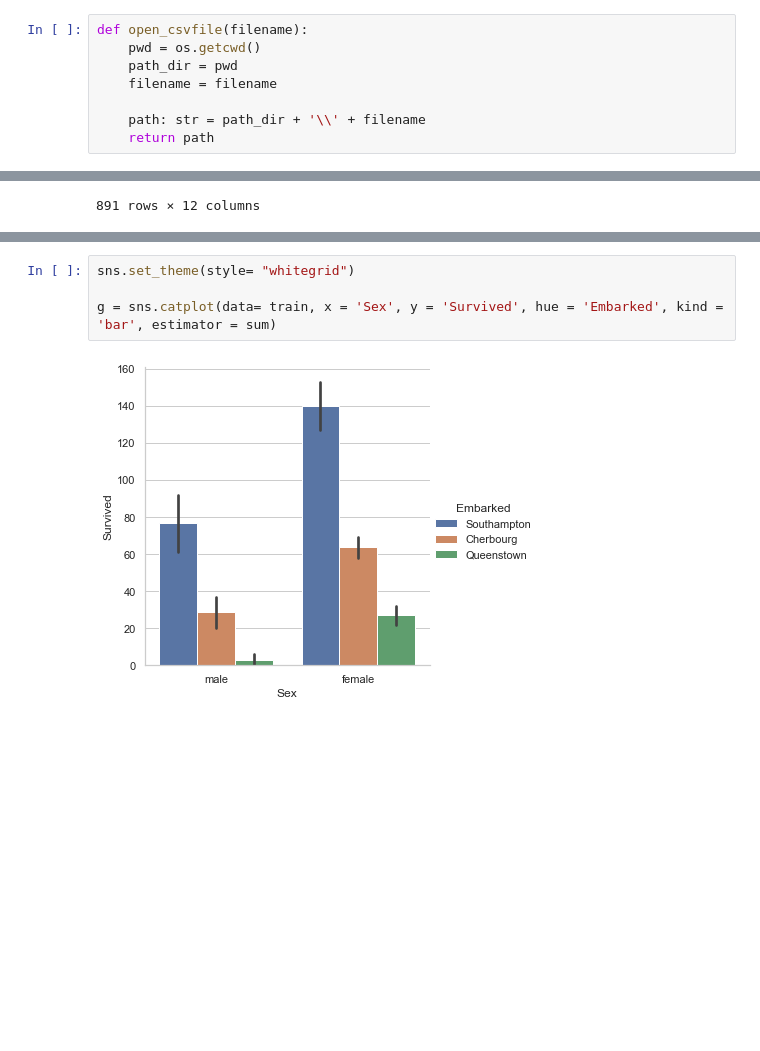
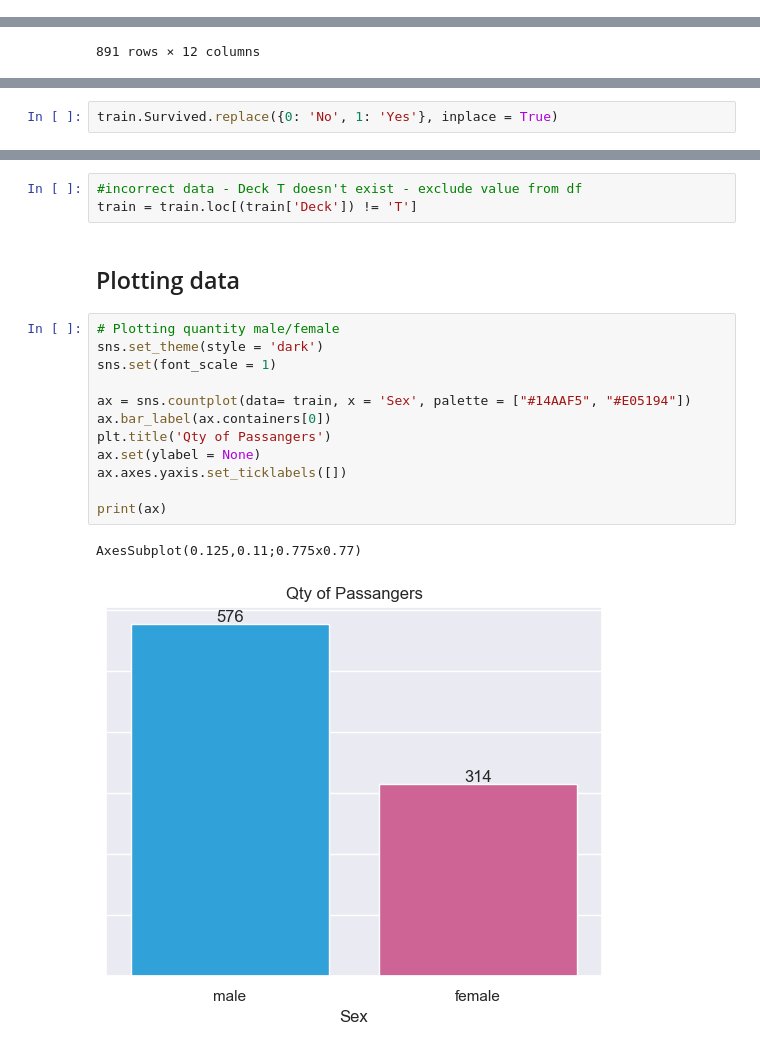
Before and after one commit to TarantinoDaniele/data-science-portfolio, a Jupyter notebook: 04_titanic_random_forest/data_exploration.ipynb, the cells around one changed output, grey strips where cells are left out. Saved outputs shown, nothing was run; the diff lists cells and outputs as text; blank space fills up the shorter version.

```diff
--- a/04_titanic_random_forest/data_exploration.ipynb
+++ b/04_titanic_random_forest/data_exploration.ipynb
@@ -10,13 +12,5 @@ import os
 # %% [markdown]
 ### Load data
-# %%
-def open_csvfile(filename):
-    pwd = os.getcwd()
-    path_dir = pwd
-    filename = filename
-
-    path: str = path_dir + '\\' + filename
-    return path
 # %%
 train= pd.read_csv(open_csvfile('data\\train.csv'))
 train
@@ -48,0 +45,2 @@ train.Embarked = train.Embarked.map(dict1)
+# %%
+train.Survived.replace({0: 'No', 1: 'Yes'}, inplace = True)
@@ -49,6 +61,20 @@ train.Embarked = train.Embarked.map(dict1)
+# %%
+#incorrect data - Deck T doesn't exist - exclude value from df
+train = train.loc[(train['Deck']) != 'T']
+# %% [markdown]
+## Plotting data
 # %%
-sns.set_theme(style= "whitegrid")
+# Plotting quantity male/female
+sns.set_theme(style = 'dark')
+sns.set(font_scale = 1)
 
-g = sns.catplot(data= train, x = 'Sex', y = 'Survived', hue = 'Embarked', kind = 'bar', estimator = sum)
+ax = sns.countplot(data= train, x = 'Sex', palette = ["#14AAF5", "#E05194"])
+ax.bar_label(ax.containers[0])
+plt.title('Qty of Passangers')
+ax.set(ylabel = None)
+ax.axes.yaxis.set_ticklabels([])
+
+print(ax)
 # %% [output]
+AxesSubplot(0.125,0.11;0.775x0.77)
-[figure, old version]
+[figure, new version]
```
Also changed, not shown: parts of 10 cells of this notebook, 4 other files.
